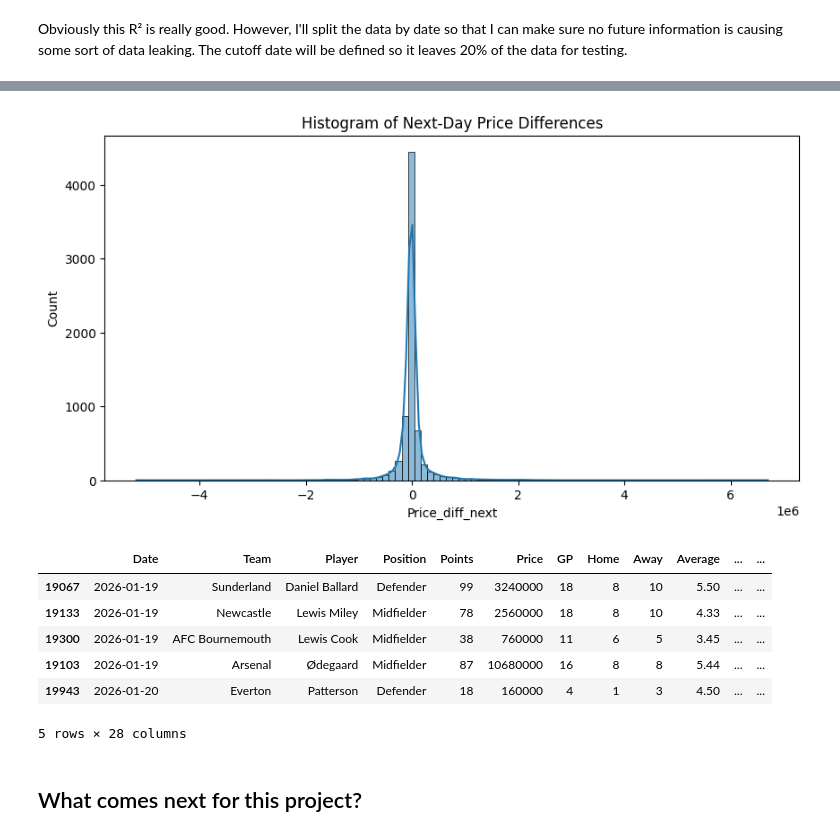
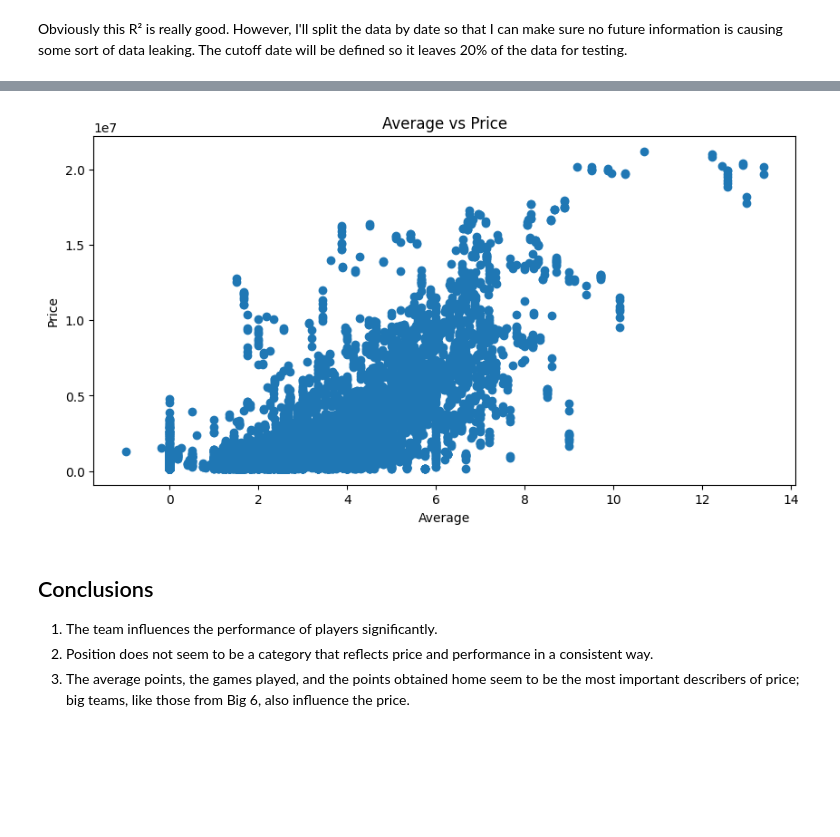
Before and after one commit to d1eg011/Premier-Analysis, a Jupyter notebook: Analysis/mid_season_check.ipynb, the cells around one changed output, grey strips where cells are left out. Saved outputs shown, nothing was run; the diff lists cells and outputs as text; code cells hidden in the pictures; blank space fills up the shorter version.

```diff
--- a/Analysis/mid_season_check.ipynb
+++ b/Analysis/mid_season_check.ipynb
@@ -1305,21 +921,15 @@ dtype: float64
-# %%
-plt.figure(figsize=(10,5))
-sns.histplot(df_diff['Price_diff_next'], bins=100, kde=True)
-plt.title("Histogram of Next-Day Price Differences")
-plt.xlabel("Price_diff_next")
-plt.ylabel("Count")
-plt.show()
-# %% [output]
-[figure, removed]
-# %%
-df_diff.tail()
-# %% [output]
-|  | Date | Team | Player | Position | Points | Price | GP | Home | Away | Average | ... | ... |
-| 19067 | 2026-01-19 | Sunderland | Daniel Ballard | Defender | 99 | 3240000 | 18 | 8 | 10 | 5.50 | ... | ... |
-| 19133 | 2026-01-19 | Newcastle | Lewis Miley | Midfielder | 78 | 2560000 | 18 | 8 | 10 | 4.33 | ... | ... |
-| 19300 | 2026-01-19 | AFC Bournemouth | Lewis Cook | Midfielder | 38 | 760000 | 11 | 6 | 5 | 3.45 | ... | ... |
-| 19103 | 2026-01-19 | Arsenal | Ødegaard | Midfielder | 87 | 10680000 | 16 | 8 | 8 | 5.44 | ... | ... |
-| 19943 | 2026-01-20 | Everton | Patterson | Defender | 18 | 160000 | 4 | 1 | 3 | 4.50 | ... | ... |
-5 rows × 28 columns
+# %%
+plt.figure(figsize=(10,5))
+plt.scatter(df['Average'], df['Price'])
+plt.title("Average vs Price")
+plt.xlabel("Average")
+plt.ylabel("Price")
+plt.show()
+# %% [output]
+[figure, added]
 # %% [markdown]
-## What comes next for this project?
+## Conclusions
+
+1. The team influences the performance of players significantly.
+2. Position does not seem to be a category that reflects price and performance in a consistent way.
+3. The average points, the games played, and the points obtained home seem to be the most important describers of price; big teams, like those from Big 6, also influence the price.
```
Also changed, not shown: parts of 55 cells of this notebook, 7 other files.
